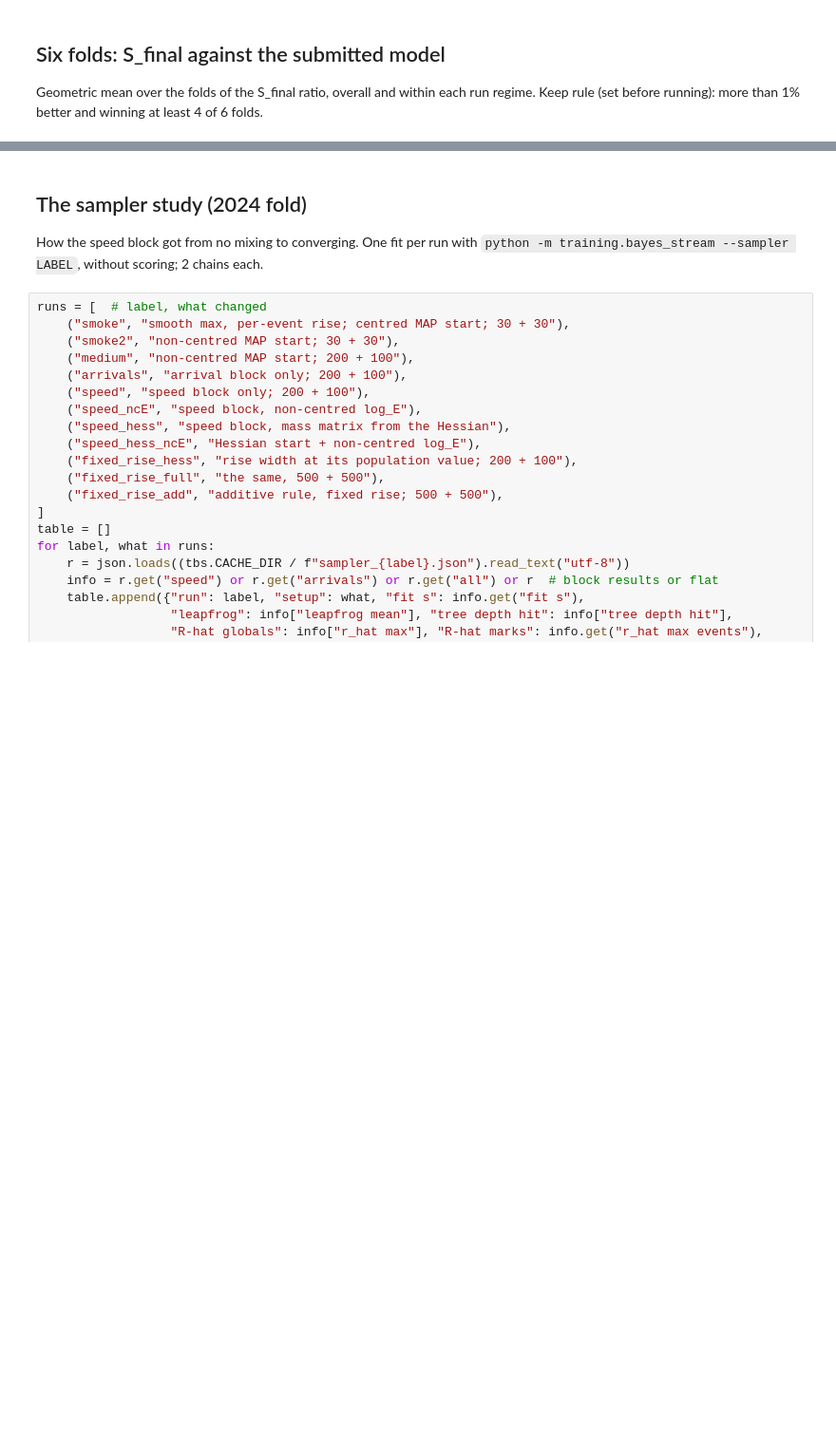
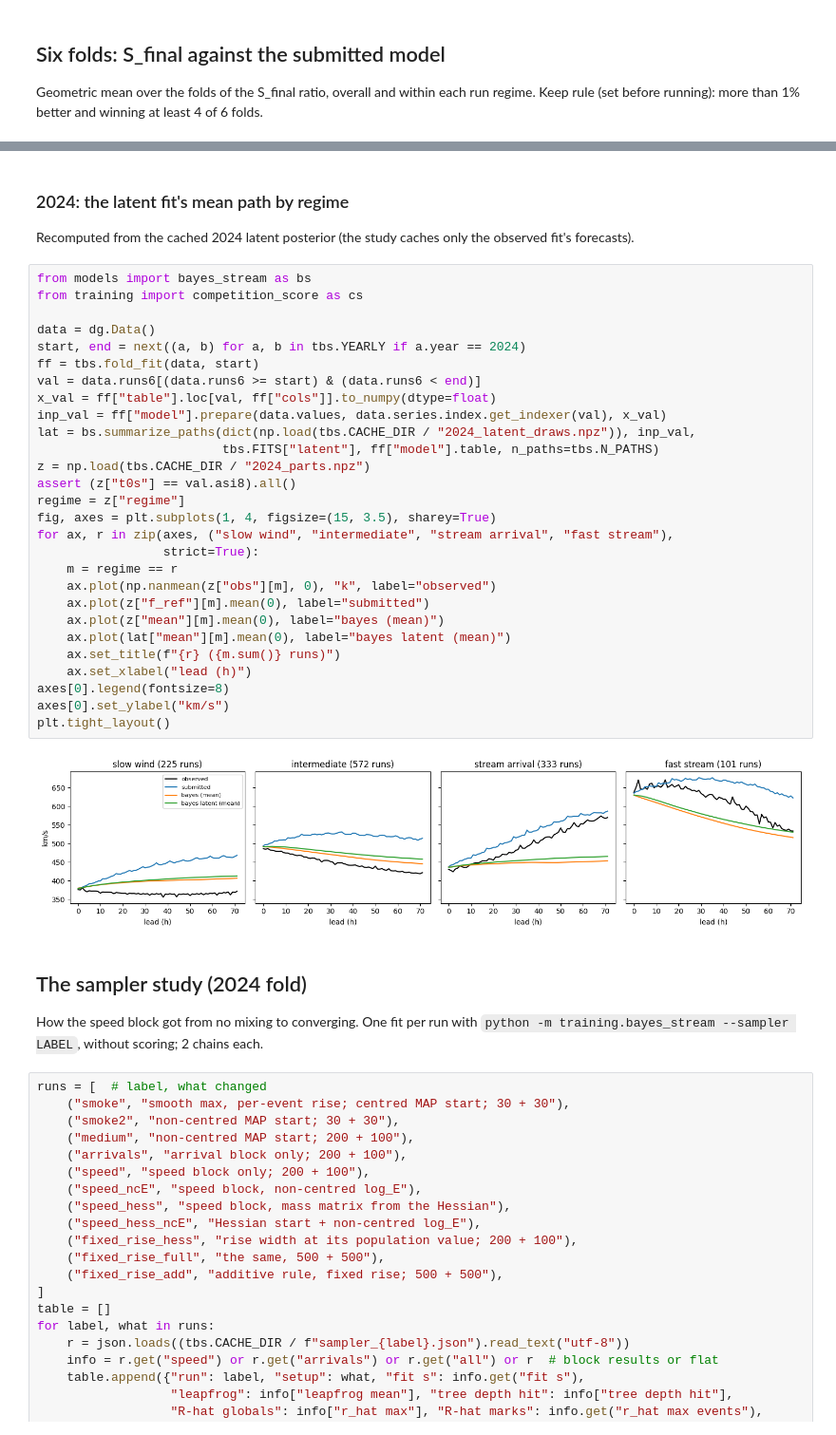
Before and after one commit to chingozhatinashe/benchlab-competition, a Jupyter notebook: src/experiments/bayes_stream.ipynb, the cells around one changed output, grey strips where cells are left out. Shown at 95% size. Saved outputs shown, nothing was run; the diff lists cells and outputs as text; blank space fills up the shorter version.

```diff
--- a/src/experiments/bayes_stream.ipynb
+++ b/src/experiments/bayes_stream.ipynb
@@ -109,3 +188,38 @@ p.set_index("fold")[post].T.round(3)
+# %% [markdown]
+### 2024: the latent fit's mean path by regime
+
+Recomputed from the cached 2024 latent posterior (the study caches only the observed fit's
+forecasts).
+# %%
+from models import bayes_stream as bs
+from training import competition_score as cs
+
+data = dg.Data()
+start, end = next((a, b) for a, b in tbs.YEARLY if a.year == 2024)
+ff = tbs.fold_fit(data, start)
+val = data.runs6[(data.runs6 >= start) & (data.runs6 < end)]
+x_val = ff["table"].loc[val, ff["cols"]].to_numpy(dtype=float)
+inp_val = ff["model"].prepare(data.values, data.series.index.get_indexer(val), x_val)
+lat = bs.summarize_paths(dict(np.load(tbs.CACHE_DIR / "2024_latent_draws.npz")), inp_val,
+                         tbs.FITS["latent"], ff["model"].table, n_paths=tbs.N_PATHS)
+z = np.load(tbs.CACHE_DIR / "2024_parts.npz")
+assert (z["t0s"] == val.asi8).all()
+regime = z["regime"]
+fig, axes = plt.subplots(1, 4, figsize=(15, 3.5), sharey=True)
+for ax, r in zip(axes, ("slow wind", "intermediate", "stream arrival", "fast stream"),
+                 strict=True):
+    m = regime == r
+    ax.plot(np.nanmean(z["obs"][m], 0), "k", label="observed")
+    ax.plot(z["f_ref"][m].mean(0), label="submitted")
+    ax.plot(z["mean"][m].mean(0), label="bayes (mean)")
+    ax.plot(lat["mean"][m].mean(0), label="bayes latent (mean)")
+    ax.set_title(f"{r} ({m.sum()} runs)")
+    ax.set_xlabel("lead (h)")
+axes[0].legend(fontsize=8)
+axes[0].set_ylabel("km/s")
+plt.tight_layout()
+# %% [output]
+[figure, added]
 # %% [markdown]
 ## The sampler study (2024 fold)
 
```
Also changed, not shown: parts of 10 cells of this notebook.
